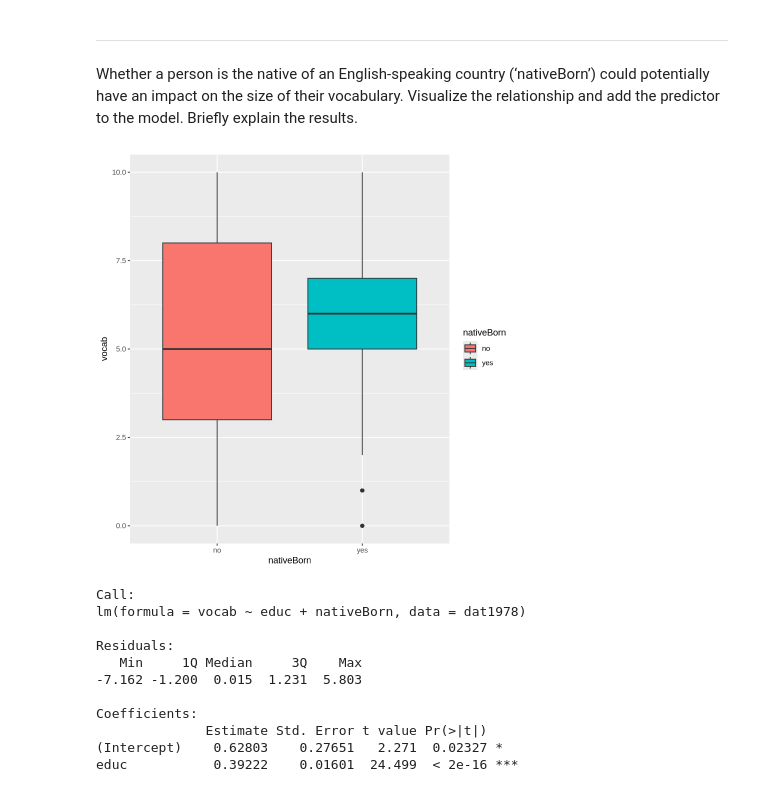
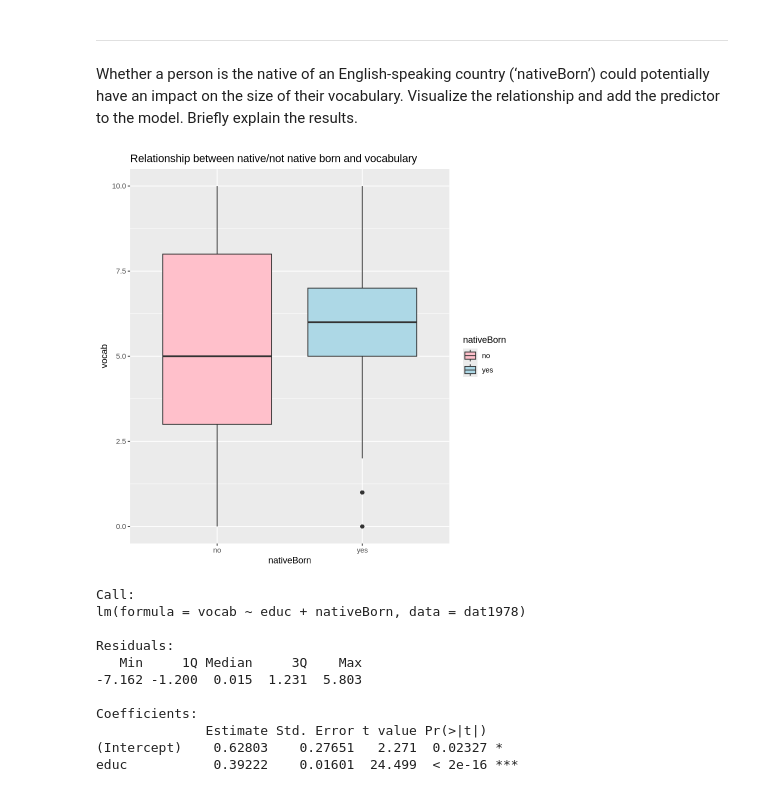
Before and after one commit to JosephineKianna25/CulturalDataScience, a Jupyter notebook: PortfolioTwo.ipynb, the cells around one changed output. Cells and saved outputs as stored; diff of their text form; code cells hidden in the pictures.

```diff
--- a/PortfolioTwo.ipynb
+++ b/PortfolioTwo.ipynb
@@ -200,17 +212,20 @@ F-statistic: 597.5 on 1 and 1475 DF,  p-value: < 2.2e-16
 _____________________________________________________________________________________________________________________________
 Whether a person is the native of an English-speaking country (‘nativeBorn’) could potentially have an impact on the size of their vocabulary. Visualize the relationship and add the predictor to the model. Briefly explain the results.
 # %%
-# Visualizing our data
+# Visualizing our data to be able to better interpret it
+
 ggplot(dat1978, aes(x = nativeBorn,
                     y = vocab,
                     fill = nativeBorn)) +
-    geom_boxplot()
+    geom_boxplot() +
+    scale_fill_manual(values = c("pink", "light blue")) +
+                labs (title = "Relationship between native/not native born and vocabulary")
 
-# This plot tells us that the median is higher for the native borns and lower for the people that are not native born
-# It also shows that there is a bigger variety in the size of vocabulary for the not-native borns. Some scores are over
-# 5, some are below 5 in contrast to the native borns where all scores are above.
+# This plot tells us that the median is higher for the native borns and lower for the people that are not native born.
+# It also shows that there is a bigger variety in the size of vocabulary for the not-native borns (this could possibly also
+# explained by the amount of data there is on each category?)
 # %% [output]
-[figure, old version]
+[figure, new version]
 # %%
 # Building a model
 vocab_model_2 <- lm(vocab ~ educ + nativeBorn, dat1978)
```
Also changed, not shown: parts of 11 cells of this notebook.
